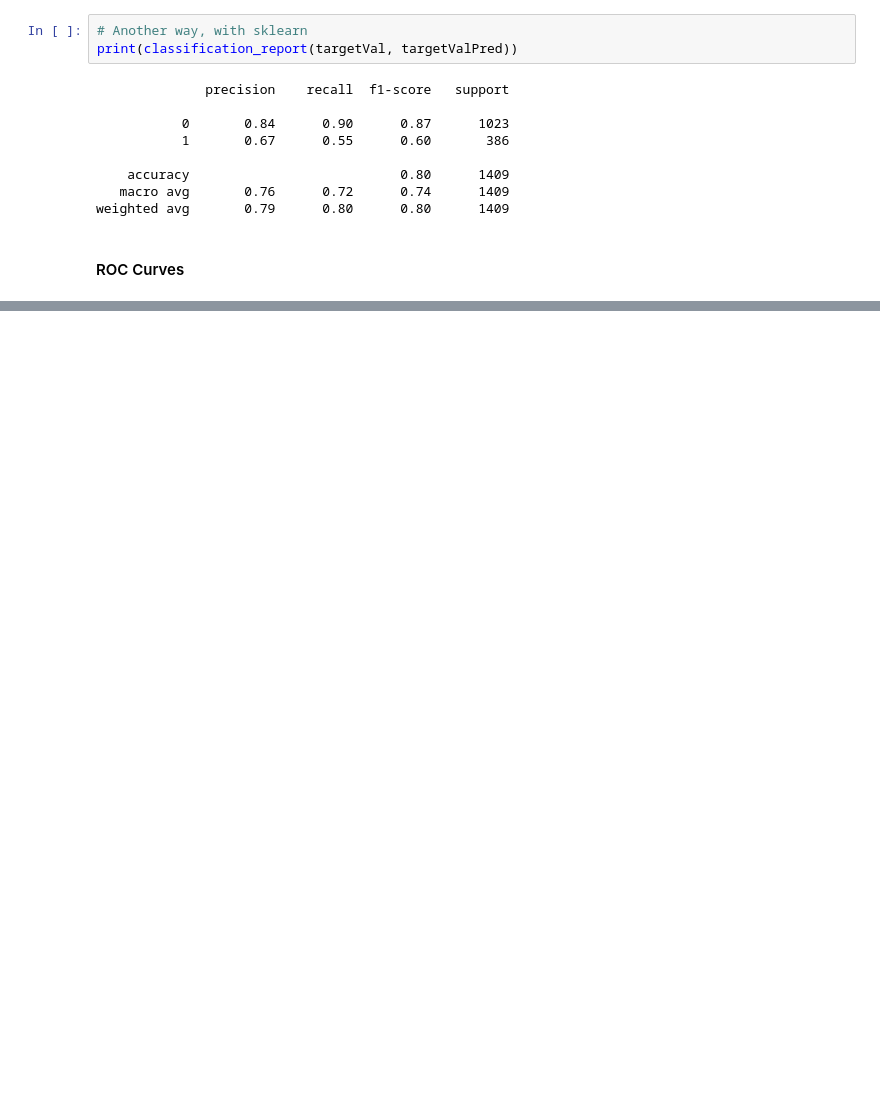
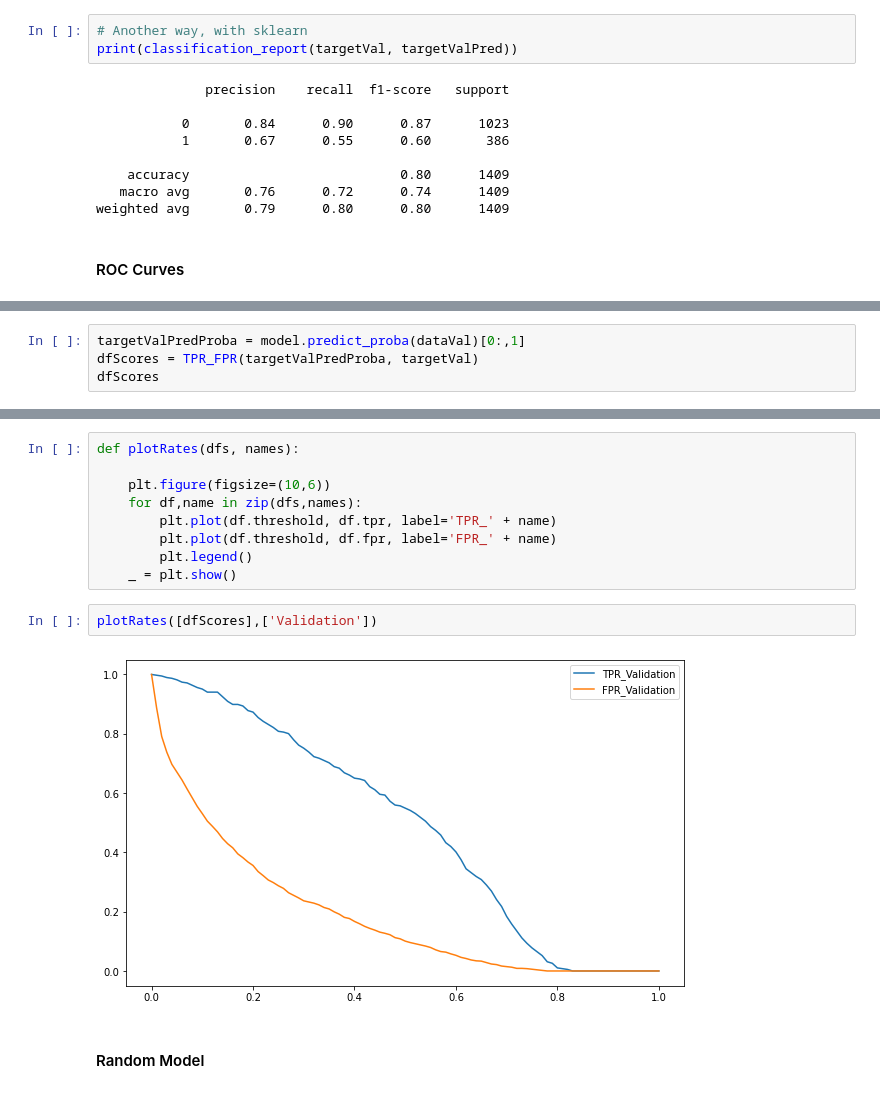
Before and after one commit to maclavijo/MLZoomcamp, a Jupyter notebook: Week4/Customer Churn Continuation.ipynb, the cells around one changed output, grey strips where cells are left out. Drawn from its saved outputs; the diff is of its cells as text; blank space fills up the shorter version.

```diff
--- a/Week4/Customer Churn Continuation.ipynb
+++ b/Week4/Customer Churn Continuation.ipynb
@@ -284,0 +275,4 @@ _ = plt.show()
+# %%
+targetValPredProba = model.predict_proba(dataVal)[0:,1]
+dfScores = TPR_FPR(targetValPredProba, targetVal)
+dfScores
@@ -284,0 +293,15 @@ _ = plt.show()
+# %%
+def plotRates(dfs, names):
+
+    plt.figure(figsize=(10,6))
+    for df,name in zip(dfs,names):
+        plt.plot(df.threshold, df.tpr, label='TPR_' + name)
+        plt.plot(df.threshold, df.fpr, label='FPR_' + name)
+        plt.legend()
+    _ = plt.show()
+# %%
+plotRates([dfScores],['Validation'])
+# %% [output]
+[figure, added]
+# %% [markdown]
+#### Random Model
```
Also changed, not shown: parts of 37 cells of this notebook.
